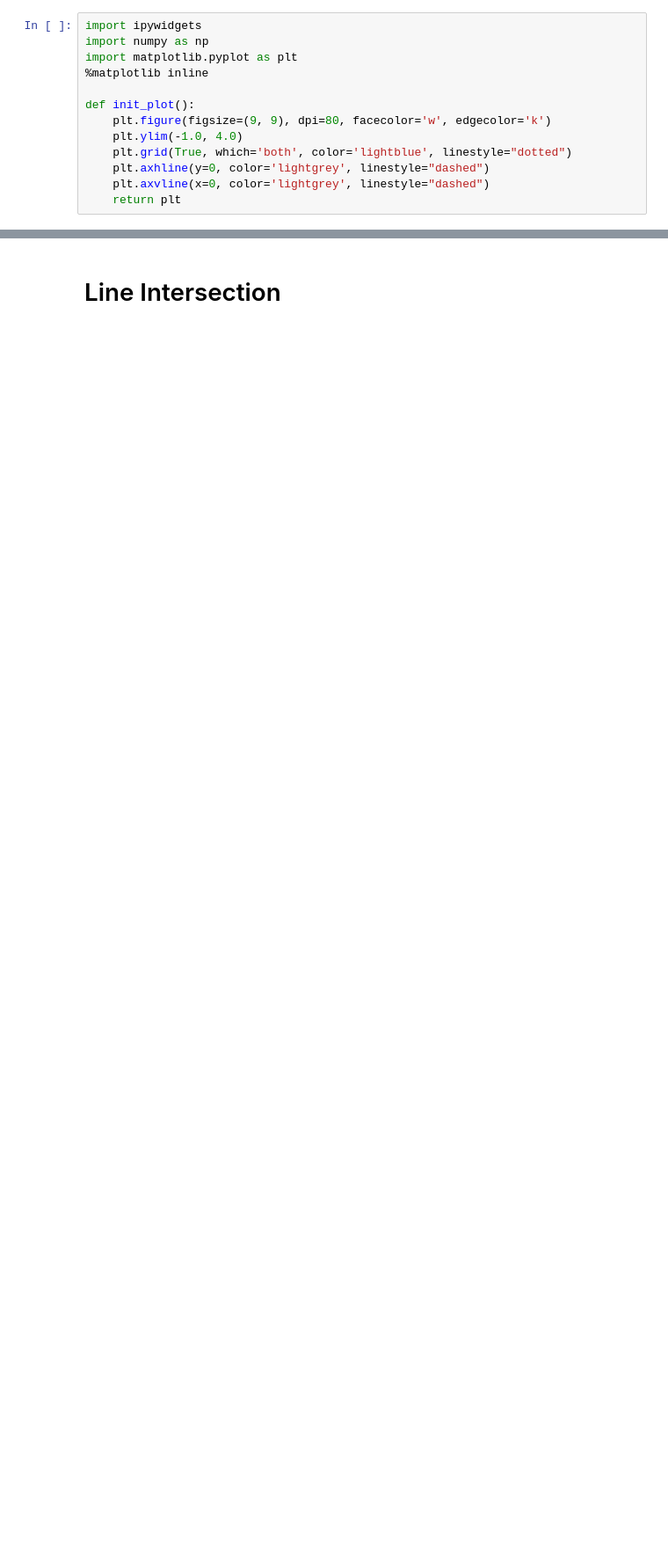
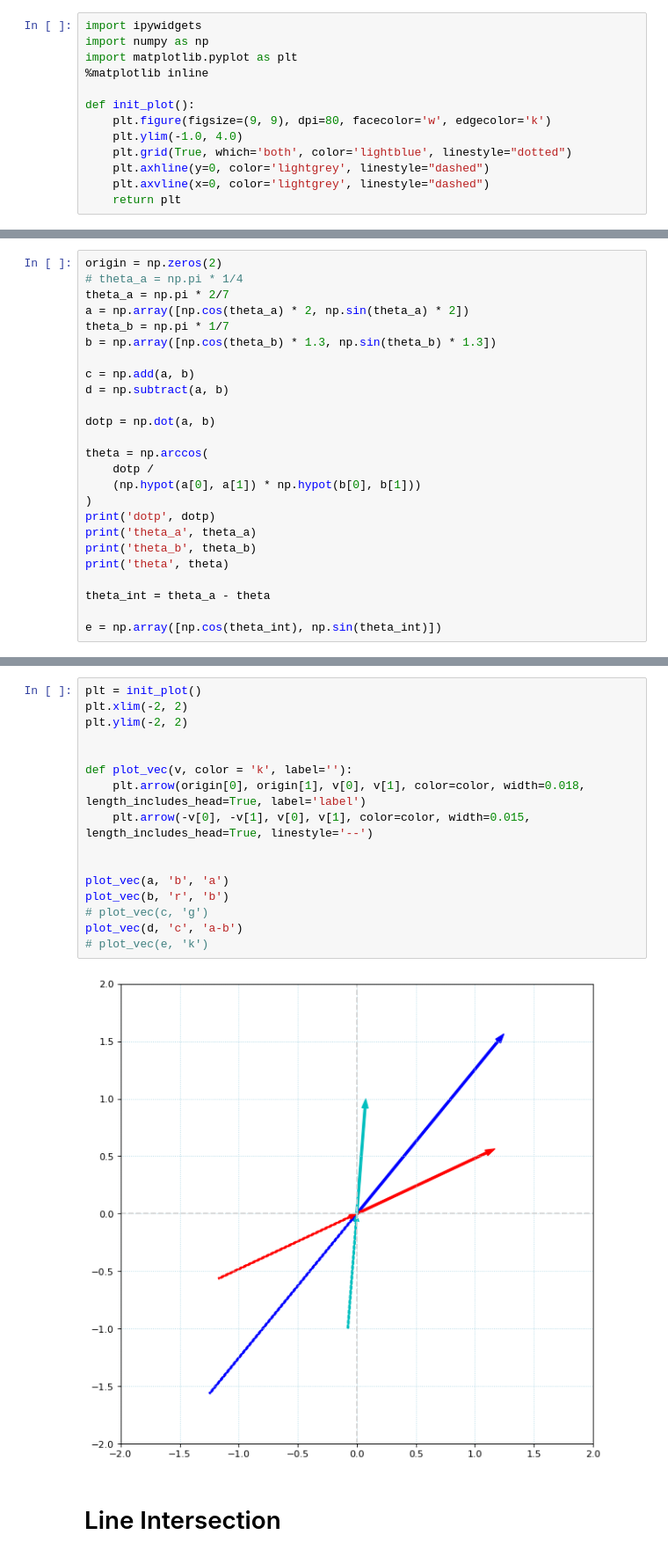
Before and after one commit to paulsuda/notebook-work, a Jupyter notebook: notebooks/Geometry 2D.ipynb, the cells around one changed output, grey strips where cells are left out. Shown at 88% size. Saved outputs shown, nothing was run; the diff lists cells and outputs as text; blank space fills up the shorter version.

```diff
--- a/notebooks/Geometry 2D.ipynb
+++ b/notebooks/Geometry 2D.ipynb
@@ -13,0 +18,25 @@ def init_plot():
+# %%
+origin = np.zeros(2)
+# theta_a = np.pi * 1/4
+theta_a = np.pi * 2/7
+a = np.array([np.cos(theta_a) * 2, np.sin(theta_a) * 2])
+theta_b = np.pi * 1/7
+b = np.array([np.cos(theta_b) * 1.3, np.sin(theta_b) * 1.3])
+
+c = np.add(a, b)
+d = np.subtract(a, b)
+
+dotp = np.dot(a, b)
+
+theta = np.arccos(
+    dotp /
+    (np.hypot(a[0], a[1]) * np.hypot(b[0], b[1]))
+)
+print('dotp', dotp)
+print('theta_a', theta_a)
+print('theta_b', theta_b)
+print('theta', theta)
+
+theta_int = theta_a - theta
+
+e = np.array([np.cos(theta_int), np.sin(theta_int)])
@@ -14,3 +50,21 @@ def init_plot():
+# %%
+plt = init_plot()
+plt.xlim(-2, 2)
+plt.ylim(-2, 2)
+
+
+def plot_vec(v, color = 'k', label=''):
+    plt.arrow(origin[0], origin[1], v[0], v[1], color=color, width=0.018, length_includes_head=True, label='label')
+    plt.arrow(-v[0], -v[1], v[0], v[1], color=color, width=0.015, length_includes_head=True, linestyle='--')
+
+
+plot_vec(a, 'b', 'a')
+plot_vec(b, 'r', 'b')
+# plot_vec(c, 'g')
+plot_vec(d, 'c', 'a-b')
+# plot_vec(e, 'k')
+# %% [output]
+[figure, added]
 # %% [markdown]
 # Line Intersection
 # %%
```
Also changed, not shown: parts of 12 cells of this notebook, 1 other file.
